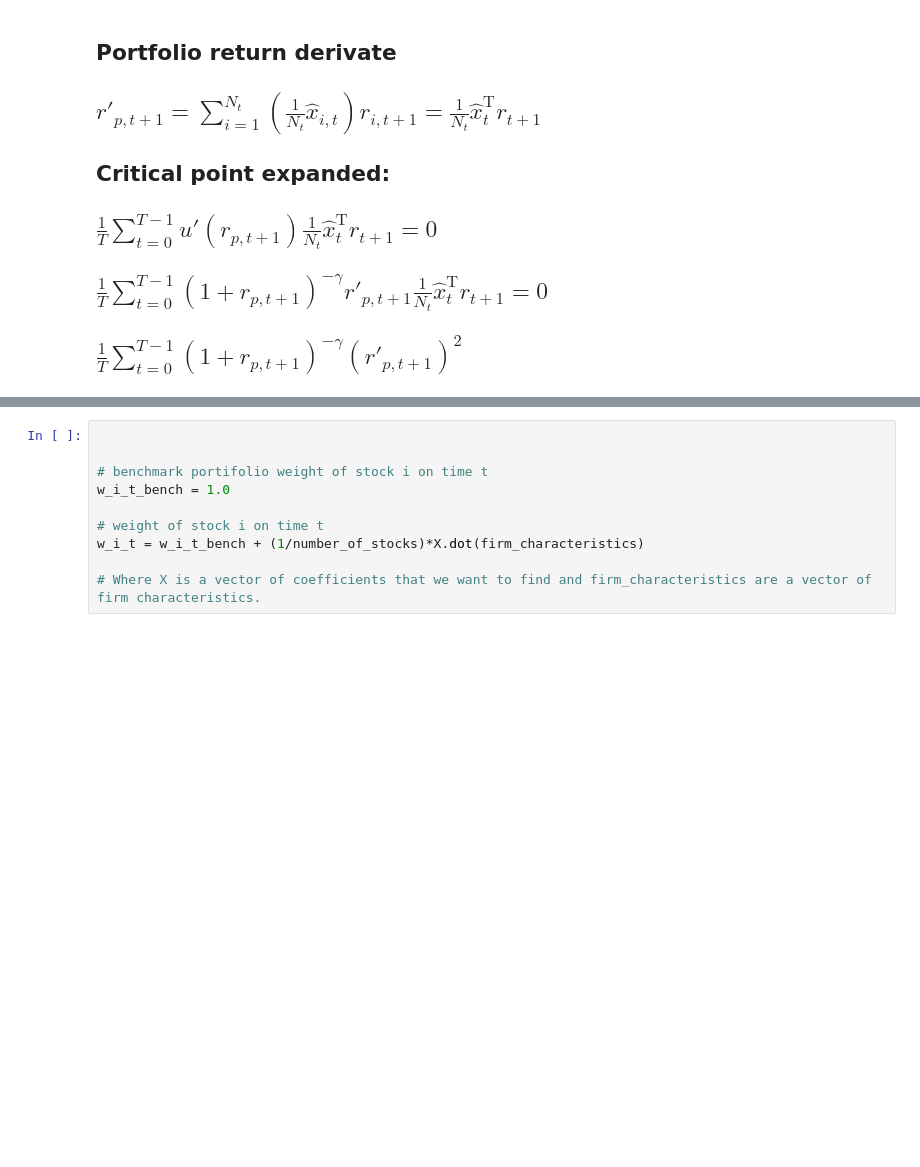
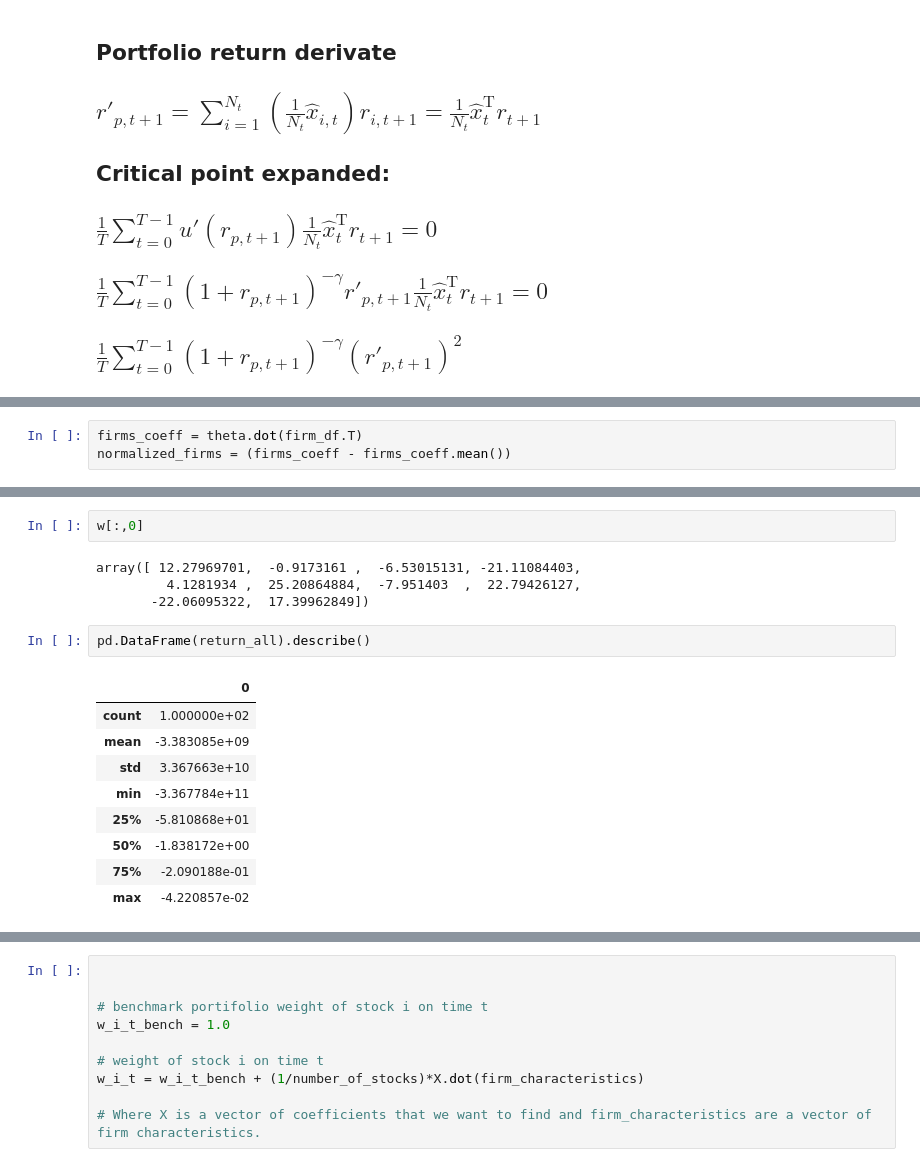
Before and after one commit to gabrielvieira37/master_thesis, a Jupyter notebook: prototype/article_prototype.ipynb, the cells around one changed output, grey strips where cells are left out. Cells and saved outputs as stored; diff of their text form; blank space fills up the shorter version.

```diff
--- a/prototype/article_prototype.ipynb
+++ b/prototype/article_prototype.ipynb
@@ -121,0 +143,3 @@ plt.plot(np.log([x+1-min(return_all) for x in return_all]))
+# %%
+firms_coeff = theta.dot(firm_df.T)
+normalized_firms = (firms_coeff - firms_coeff.mean())
@@ -121,0 +264,18 @@ plt.plot(np.log([x+1-min(return_all) for x in return_all]))
+# %%
+w[:,0]
+# %% [output]
+array([ 12.27969701,  -0.9173161 ,  -6.53015131, -21.11084403,
+         4.1281934 ,  25.20864884,  -7.951403  ,  22.79426127,
+       -22.06095322,  17.39962849])
+# %%
+pd.DataFrame(return_all).describe()
+# %% [output]
+|  | 0 |
+| count | 1.000000e+02 |
+| mean | -3.383085e+09 |
+| std | 3.367663e+10 |
+| min | -3.367784e+11 |
+| 25% | -5.810868e+01 |
+| 50% | -1.838172e+00 |
+| 75% | -2.090188e-01 |
+| max | -4.220857e-02 |
```
Also changed, not shown: parts of 12 cells of this notebook.
